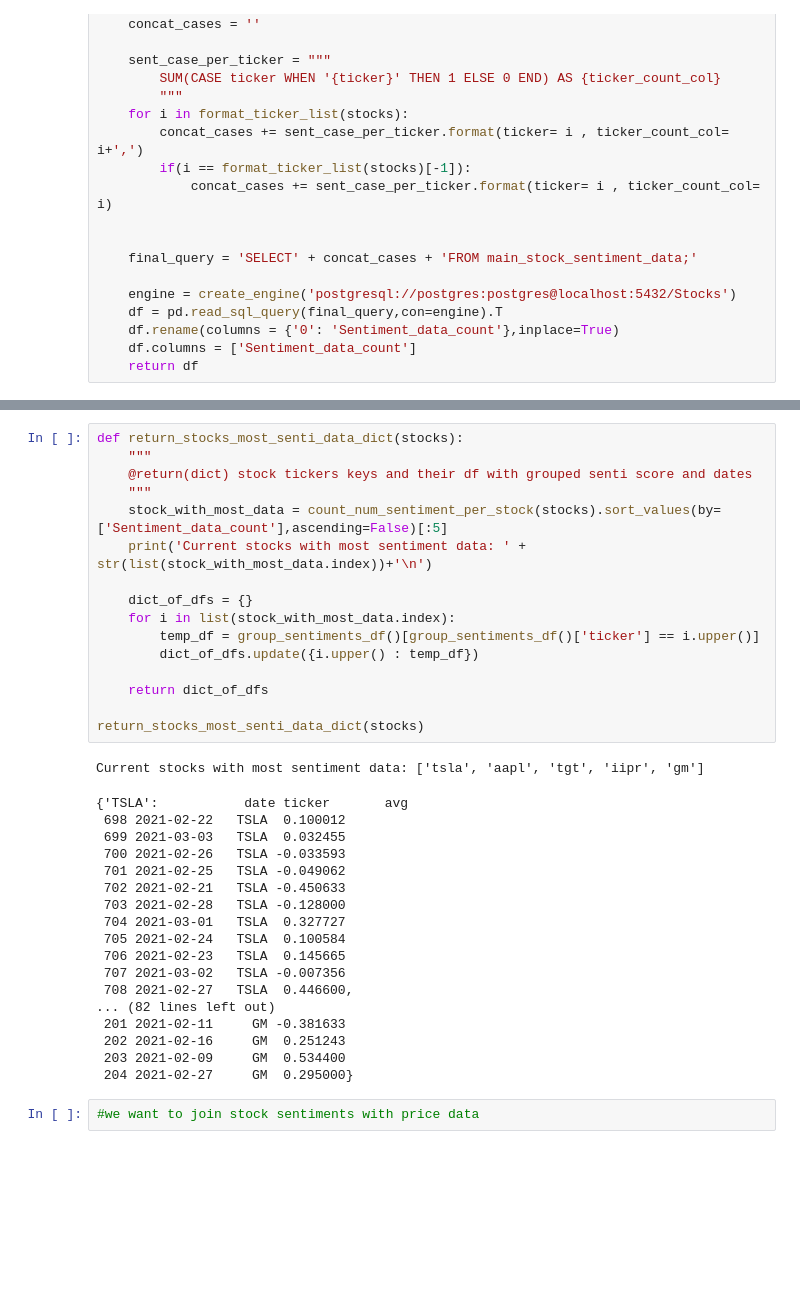
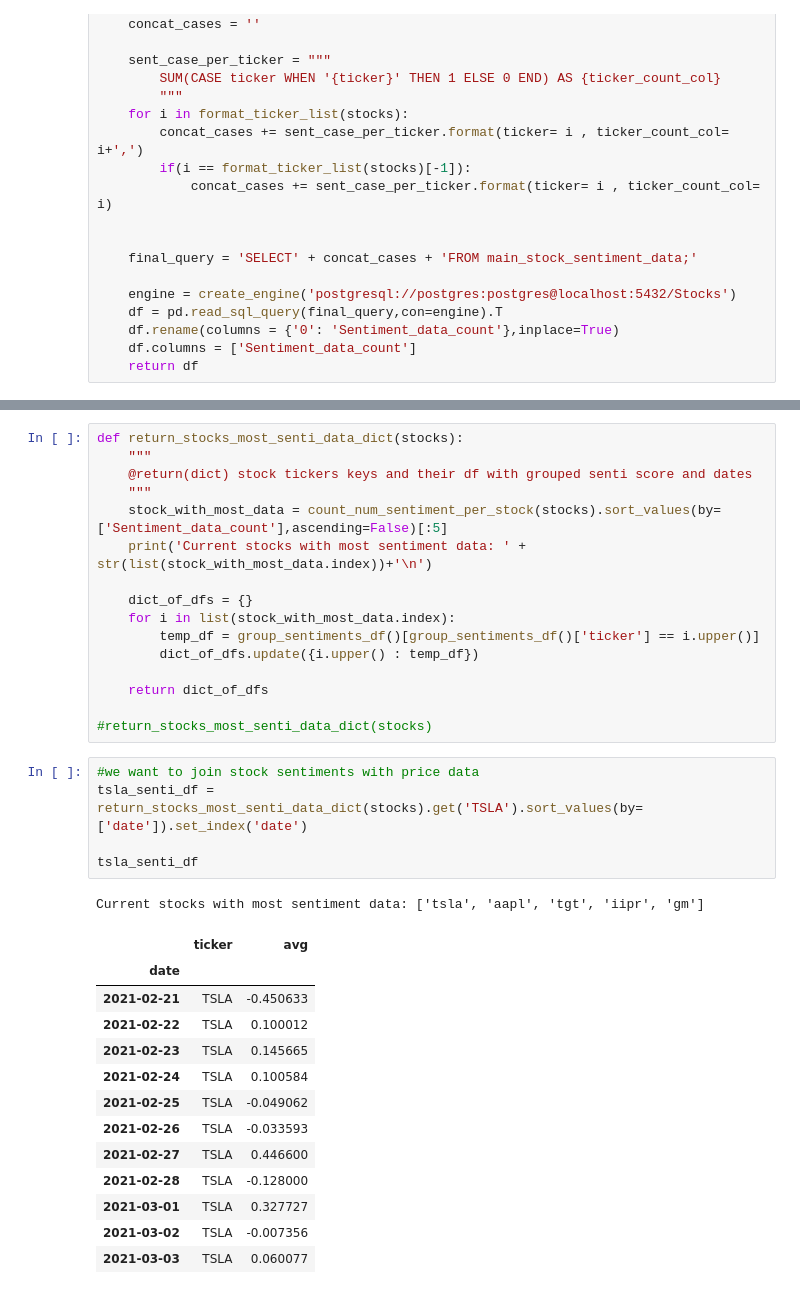
Before and after one commit to Sahand-J/sentiment_analysis_stock_market, a Jupyter notebook: final_outline_sentiment.ipynb, the cells around one changed output, grey strips where cells are left out. Saved outputs shown, nothing was run; the diff lists cells and outputs as text; blank space fills up the shorter version.

```diff
--- a/final_outline_sentiment.ipynb
+++ b/final_outline_sentiment.ipynb
@@ -313,25 +305,24 @@ def return_stocks_most_senti_data_dict(stocks):
 
     return dict_of_dfs
 
-return_stocks_most_senti_data_dict(stocks)
+#return_stocks_most_senti_data_dict(stocks)
-# %% [output]
-Current stocks with most sentiment data: ['tsla', 'aapl', 'tgt', 'iipr', 'gm']
-{'TSLA':           date ticker       avg
- 698 2021-02-22   TSLA  0.100012
- 699 2021-03-03   TSLA  0.032455
- 700 2021-02-26   TSLA -0.033593
- 701 2021-02-25   TSLA -0.049062
- 702 2021-02-21   TSLA -0.450633
- 703 2021-02-28   TSLA -0.128000
- 704 2021-03-01   TSLA  0.327727
- 705 2021-02-24   TSLA  0.100584
- 706 2021-02-23   TSLA  0.145665
- 707 2021-03-02   TSLA -0.007356
- 708 2021-02-27   TSLA  0.446600,
-... (82 lines left out)
- 201 2021-02-11     GM -0.381633
- 202 2021-02-16     GM  0.251243
- 203 2021-02-09     GM  0.534400
- 204 2021-02-27     GM  0.295000}
 # %%
 #we want to join stock sentiments with price data
+tsla_senti_df = return_stocks_most_senti_data_dict(stocks).get('TSLA').sort_values(by=['date']).set_index('date')
+
+tsla_senti_df
+# %% [output]
+Current stocks with most sentiment data: ['tsla', 'aapl', 'tgt', 'iipr', 'gm']
+|  | ticker | avg |
+| date |  |  |
+| 2021-02-21 | TSLA | -0.450633 |
+| 2021-02-22 | TSLA | 0.100012 |
+| 2021-02-23 | TSLA | 0.145665 |
+| 2021-02-24 | TSLA | 0.100584 |
+| 2021-02-25 | TSLA | -0.049062 |
+| 2021-02-26 | TSLA | -0.033593 |
+| 2021-02-27 | TSLA | 0.446600 |
+| 2021-02-28 | TSLA | -0.128000 |
+| 2021-03-01 | TSLA | 0.327727 |
+| 2021-03-02 | TSLA | -0.007356 |
+| 2021-03-03 | TSLA | 0.060077 |
```
Also changed, not shown: parts of 13 cells of this notebook.
